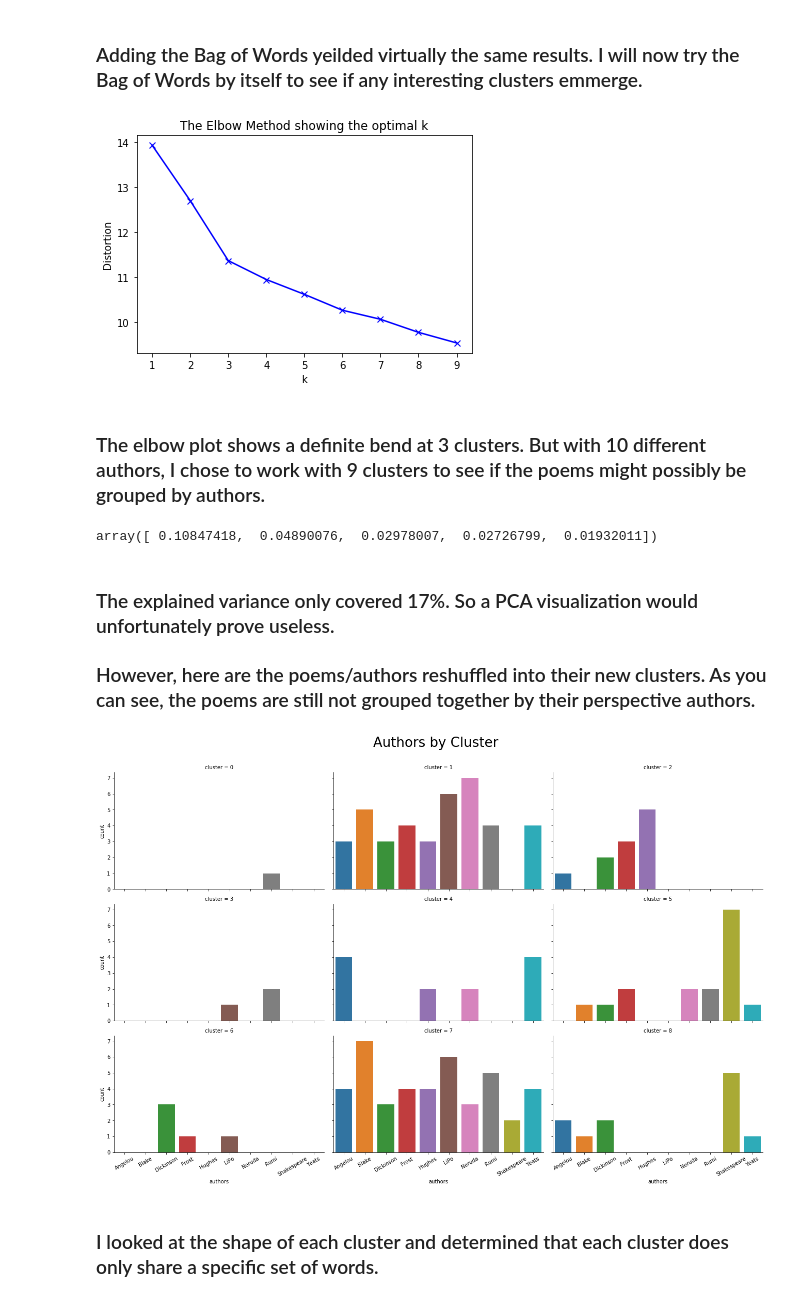
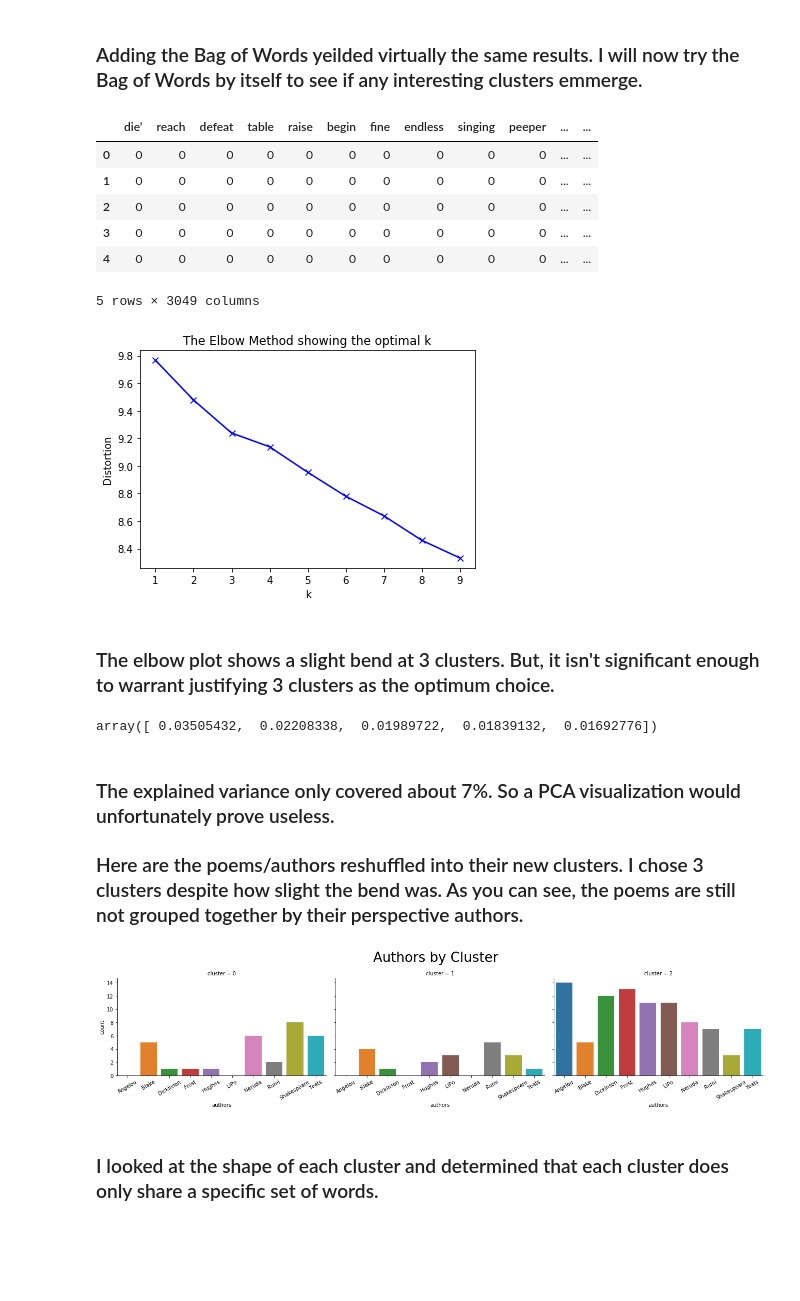
Before and after one commit to VincentG123/Poems, a Jupyter notebook: Unsupervised_Capstone_Poetry.ipynb, the cells around one changed output. Cells and saved outputs as stored; diff of their text form; code cells hidden in the pictures; blank space fills up the shorter version.

```diff
--- a/Unsupervised_Capstone_Poetry.ipynb
+++ b/Unsupervised_Capstone_Poetry.ipynb
@@ -94,6 +94,7 @@ for text in file_names:
     opened = open(text, 'r').read()
     poem = opened.replace("\n"," ")
     poem = poem.replace('-', ' ')
+    poem = ' '.join(poem.split())
     poems.append(poem)
 
     sentences = re.split(r'[.!?]', poem)
@@ -532,6 +533,16 @@ rhyme_count3    23.933333
 Name: mean, dtype: float64
 # %% [markdown]
 ### Adding the Bag of Words yeilded virtually the same results. I will now try the Bag of Words by itself to see if any interesting clusters emmerge.
+# %%
+bow_df.head()
+# %% [output]
+|  | die’ | reach | defeat | table | raise | begin | fine | endless | singing | peeper | ... | ... |
+| 0 | 0 | 0 | 0 | 0 | 0 | 0 | 0 | 0 | 0 | 0 | ... | ... |
+| 1 | 0 | 0 | 0 | 0 | 0 | 0 | 0 | 0 | 0 | 0 | ... | ... |
+| 2 | 0 | 0 | 0 | 0 | 0 | 0 | 0 | 0 | 0 | 0 | ... | ... |
+| 3 | 0 | 0 | 0 | 0 | 0 | 0 | 0 | 0 | 0 | 0 | ... | ... |
+| 4 | 0 | 0 | 0 | 0 | 0 | 0 | 0 | 0 | 0 | 0 | ... | ... |
+5 rows × 3049 columns
 # %%
 X2 = bow_df.copy().drop(['processed_no_punct','authors'], 1)
 
@@ -550,9 +561,9 @@ plt.ylabel('Distortion')
 plt.title('The Elbow Method showing the optimal k')
 plt.show()
 # %% [output]
-[figure, old version]
+[figure, new version]
 # %% [markdown]
-### The elbow plot shows a definite bend at 3 clusters. But with 10 different authors, I chose to work with 9 clusters to see if the poems might possibly be grouped by authors.
+### The elbow plot shows a slight bend at 3 clusters. But, it isn't significant enough to warrant justifying 3 clusters as the optimum choice.
 # %%
 X2_norm = normalize(X2)
 
@@ -564,24 +575,24 @@ explained_variance = pca.explained_variance_ratio_
 
 explained_variance[:5]
 # %% [output]
-array([ 0.10847418,  0.04890076,  0.02978007,  0.02726799,  0.01932011])
+array([ 0.03505432,  0.02208338,  0.01989722,  0.01839132,  0.01692776])
 # %% [markdown]
-### The explained variance only covered 17%. So a PCA visualization would unfortunately prove useless.
+### The explained variance only covered about 7%. So a PCA visualization would unfortunately prove useless.
 
-### However, here are the poems/authors reshuffled into their new clusters. As you can see, the poems are still not grouped together by their perspective authors.
+### Here are the poems/authors reshuffled into their new clusters. I chose 3 clusters despite how slight the bend was. As you can see, the poems are still not grouped together by their perspective authors.
 # %%
-y_pred = KMeans(n_clusters=9, random_state=42).fit_predict(X2_norm)
+y_pred = KMeans(n_clusters=3, random_state=42).fit_predict(X2_norm)
 
 bow_cluster3_df = poems_df.copy()
 bow_cluster3_df['cluster'] = y_pred
 
 g = sns.factorplot("authors", col="cluster", col_wrap=3,data=bow_cluster3_df,kind="count", aspect=1.5)
 g.set_xticklabels(rotation=30)
-plt.subplots_adjust(top=0.9)
+plt.subplots_adjust(top=0.8)
 plt.suptitle('Authors by Cluster', fontsize=26)
 plt.show()
 # %% [output]
-[figure, old version]
+[figure, new version]
 # %% [markdown]
 ### I looked at the shape of each cluster and determined that each cluster does only share a specific set of words.
 # %%
```
Also changed, not shown: parts of 26 cells of this notebook.
